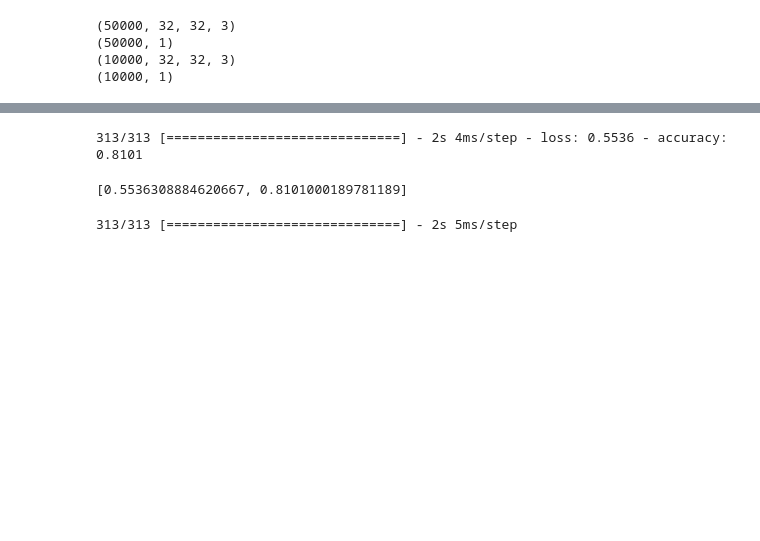
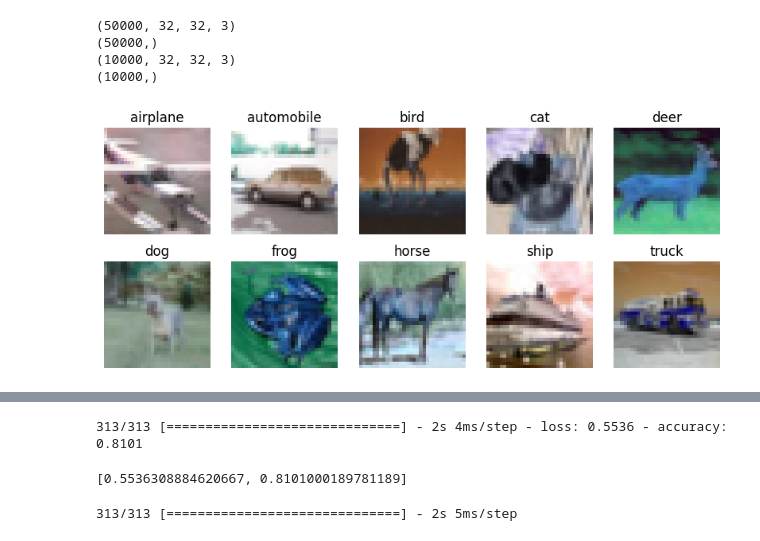
Before and after one commit to Priyanka-Joshi31/image_classification, a Jupyter notebook: CNN_17_Layers.ipynb, the cells around one changed output, grey strips where cells are left out. Cells and saved outputs as stored; diff of their text form; code cells hidden in the pictures; blank space fills up the shorter version.

```diff
--- a/CNN_17_Layers.ipynb
+++ b/CNN_17_Layers.ipynb
@@ -28,3 +40,21 @@ from sklearn.model_selection import train_test_split
+# %%
+def load_dataset(folder_path):
+  data = []
+  labels = []
+  classes = sorted(os.listdir(folder_path))
+  if '.DS_Store' in classes:
+    classes.remove('.DS_Store')
+  for i, class_name in enumerate(classes):
+    class_path = os.path.join(folder_path, class_name)
+    for image_name in os.listdir(class_path):
+      image_path = os.path.join(class_path, image_name)
+      image = cv2.imread(image_path)
+      data.append(image)
+      labels.append(i)
+  return np.array(data), np.array(labels)
+# %%
+(train_images, train_labels) = load_dataset('/content/raw-images/images/train')
+(test_images, test_labels) = load_dataset('/content/raw-images/images/test')
 # %%
 print(train_images.shape)
 print(train_labels.shape)
@@ -32,9 +62,24 @@ print(test_images.shape)
 print(test_labels.shape)
 # %% [output]
 (50000, 32, 32, 3)
-(50000, 1)
+(50000,)
 (10000, 32, 32, 3)
-(10000, 1)
+(10000,)
 # %%
 classes = ["airplane", "automobile", "bird", "cat", "deer", "dog", "frog", "horse", "ship", "truck"]
+# %%
+unique_classes = np.unique(train_labels)
+fig, axes = plt.subplots(2, 5, figsize=(10, 4))
+for i in range(2):
+    for j in range(5):
+        class_label = unique_classes[i*5 + j]
+        idx = np.where(train_labels == class_label)[0][0]
+
+        axes[i, j].imshow(train_images[idx])
+        axes[i, j].set_title(classes[class_label])
+        axes[i, j].axis('off')
+
+plt.savefig('images.png')
+# %% [output]
+[figure, added]
 # %%
```
Also changed, not shown: parts of 9 cells of this notebook.
